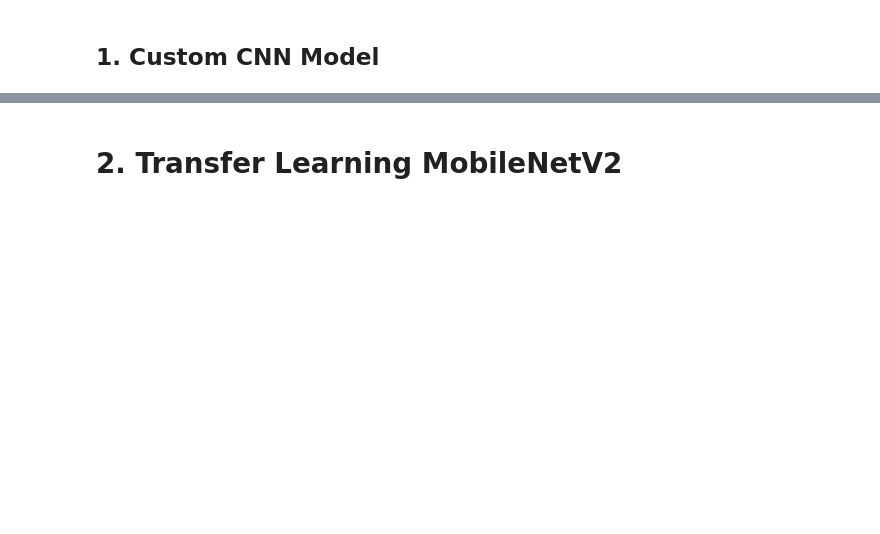
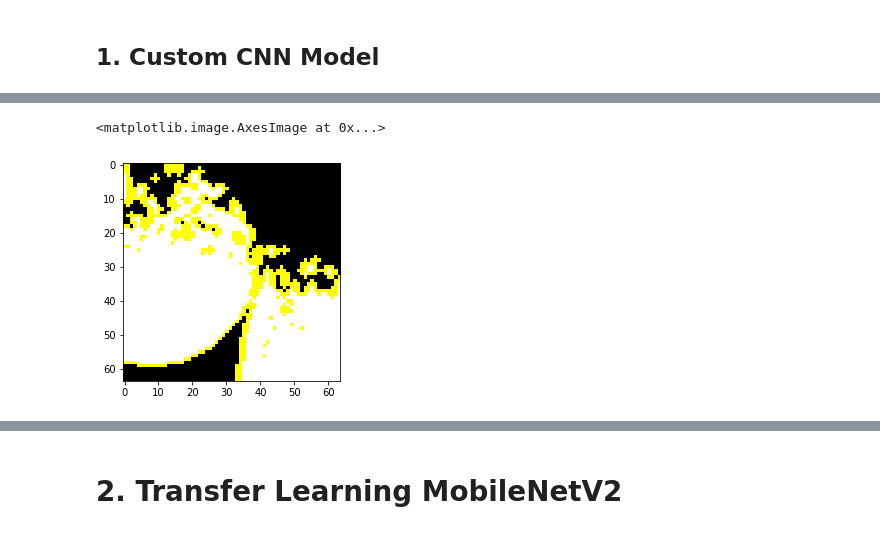
Before and after one commit to IqmanS/Machine-Learning-Notebooks, a Jupyter notebook: Land_Cover_EUROSAT/land-cover-classification-with-eurosat-dataset.ipynb, the cells around one changed output, grey strips where cells are left out. Cells and saved outputs as stored; diff of their text form; code cells hidden in the pictures; blank space fills up the shorter version.

Commit message:
xAI - LIME

```diff
--- a/Land_Cover_EUROSAT/land-cover-classification-with-eurosat-dataset.ipynb
+++ b/Land_Cover_EUROSAT/land-cover-classification-with-eurosat-dataset.ipynb
@@ -177,4 +203,7 @@ for train_idx, test_idx in split.split(X, y):
 # %%
+TRAIN_DIR = "/kaggle/input/lulc-eurosat/training"
+TEST_DIR  = "/kaggle/input/lulc-eurosat/testing"
+
 # Create a ImageDataGenerator Instance which can be used for data augmentation
 
 train_gen = ImageDataGenerator(
@@ -274,0 +317,28 @@ reduce_lr = ReduceLROnPlateau(monitor='val_accuracy', factor=0.5,
+# %%
+def build_resnet50(input_shape ,fine_tune=None):
+    conv_base = ResNet50(include_top=False,
+                             weights='imagenet',
+                             input_shape=input_shape)
+    base_model = conv_base.output
+    base_model = Flatten()(base_model)
+    base_model = Dense(1000)(base_model)
+    base_model = Dropout(0.2)(base_model)
+    output_layer = Dense(len(LABELS),activation="softmax")(base_model) #o/p layer
+    model = Model(inputs=conv_base.input, outputs=output_layer)
+
+    if type(fine_tune) == int:
+        for layer in conv_base.layers[fine_tune:]: layer.trainable = True
+    else:
+        for layer in conv_base.layers: layer.trainable = False
+
+    return model
+
+resnet = build_resnet50(INPUT_SHAPE,20)
+
+train_generator.reset()
+test_generator.reset()
+
+resnet.compile(optimizer='adam', loss='categorical_crossentropy', metrics=['accuracy'])
+resnet_history = resnet.fit_generator(train_generator, steps_per_epoch=N_STEPS, epochs=5,
+                                      callbacks=[early_stop, reduce_lr],
+                                      validation_data=test_generator, validation_steps=N_VAL_STEPS)
@@ -304,0 +415,3 @@ plot_history(custom_model_history)
+# %%
+from lime import lime_image
+explainer = lime_image.LimeImageExplainer()
@@ -304,0 +427,5 @@ plot_history(custom_model_history)
+# %%
+from PIL import Image
+image = Image.open("/kaggle/input/lulc-eurosat/training/AnnualCrop/AnnualCrop_10.jpg")
+
+explanation = explainer.explain_instance(np.asarray(image).astype('double'), resnet.predict, top_labels=5, hide_color=0, num_samples=1000)
@@ -304,0 +453,8 @@ plot_history(custom_model_history)
+# %%
+from skimage.segmentation import mark_boundaries
+temp, mask = explanation.get_image_and_mask(explanation.top_labels[0], positive_only=True, num_features=2, hide_rest=True)
+plt.imshow(image)
+plt.imshow(mark_boundaries(temp, mask))
+# %% [output]
+<matplotlib.image.AxesImage at 0x...>
+[figure, added]
```
Also changed, not shown: parts of 28 cells of this notebook.
